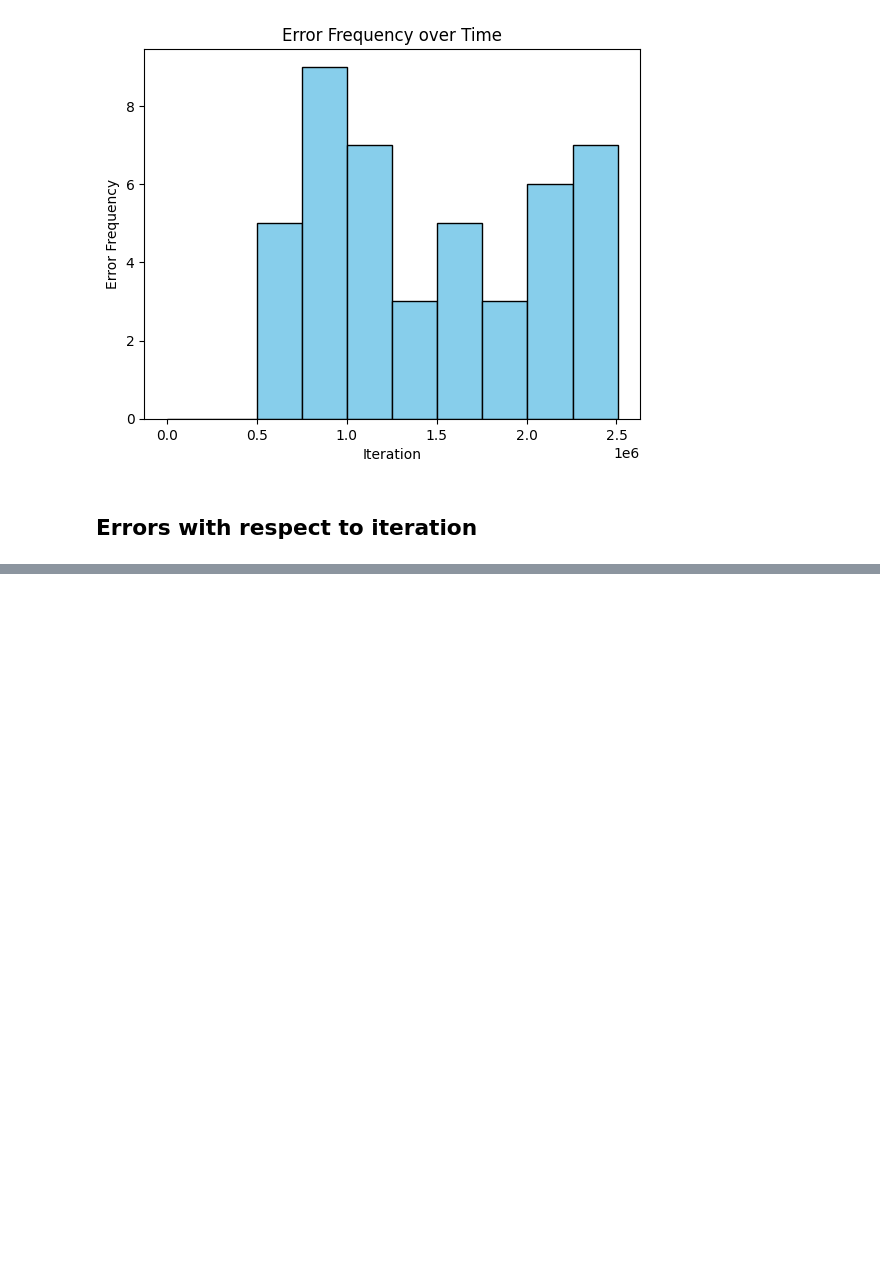
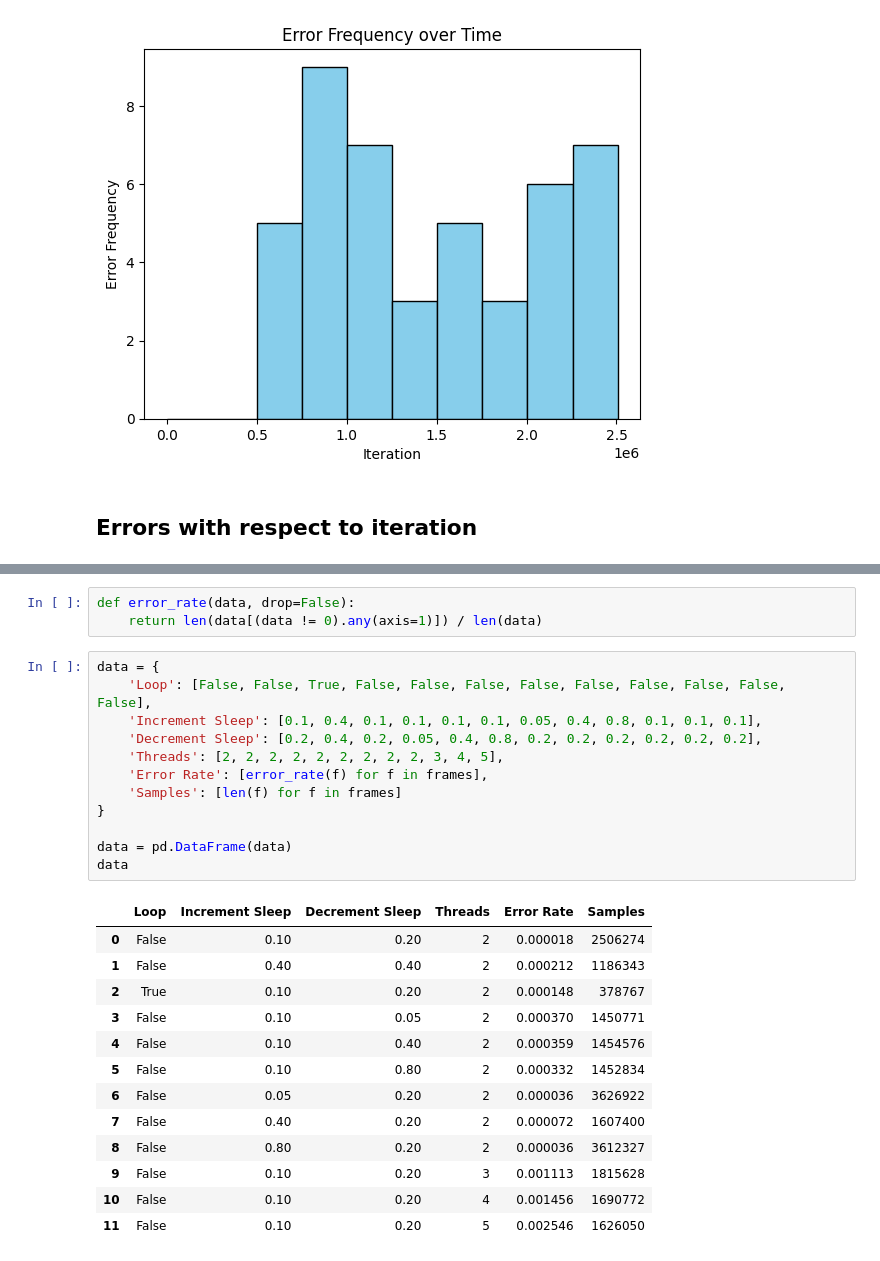
Before and after one commit to Lime029/pthread_mutex_lock-failures, a Jupyter notebook: Assignment 4 Analysis.ipynb, the cells around one changed output, grey strips where cells are left out. Saved outputs shown, nothing was run; the diff lists cells and outputs as text; blank space fills up the shorter version.

```diff
--- a/Assignment 4 Analysis.ipynb
+++ b/Assignment 4 Analysis.ipynb
@@ -92,0 +97,29 @@ plt.show()
+# %%
+def error_rate(data, drop=False):
+    return len(data[(data != 0).any(axis=1)]) / len(data)
+# %%
+data = {
+    'Loop': [False, False, True, False, False, False, False, False, False, False, False, False],
+    'Increment Sleep': [0.1, 0.4, 0.1, 0.1, 0.1, 0.1, 0.05, 0.4, 0.8, 0.1, 0.1, 0.1],
+    'Decrement Sleep': [0.2, 0.4, 0.2, 0.05, 0.4, 0.8, 0.2, 0.2, 0.2, 0.2, 0.2, 0.2],
+    'Threads': [2, 2, 2, 2, 2, 2, 2, 2, 2, 3, 4, 5],
+    'Error Rate': [error_rate(f) for f in frames],
+    'Samples': [len(f) for f in frames]
+}
+
+data = pd.DataFrame(data)
+data
+# %% [output]
+|  | Loop | Increment Sleep | Decrement Sleep | Threads | Error Rate | Samples |
+| 0 | False | 0.10 | 0.20 | 2 | 0.000018 | 2506274 |
+| 1 | False | 0.40 | 0.40 | 2 | 0.000212 | 1186343 |
+| 2 | True | 0.10 | 0.20 | 2 | 0.000148 | 378767 |
+| 3 | False | 0.10 | 0.05 | 2 | 0.000370 | 1450771 |
+| 4 | False | 0.10 | 0.40 | 2 | 0.000359 | 1454576 |
+| 5 | False | 0.10 | 0.80 | 2 | 0.000332 | 1452834 |
+| 6 | False | 0.05 | 0.20 | 2 | 0.000036 | 3626922 |
+| 7 | False | 0.40 | 0.20 | 2 | 0.000072 | 1607400 |
+| 8 | False | 0.80 | 0.20 | 2 | 0.000036 | 3612327 |
+| 9 | False | 0.10 | 0.20 | 3 | 0.001113 | 1815628 |
+| 10 | False | 0.10 | 0.20 | 4 | 0.001456 | 1690772 |
+| 11 | False | 0.10 | 0.20 | 5 | 0.002546 | 1626050 |
```
Also changed, not shown: parts of 12 cells of this notebook.
